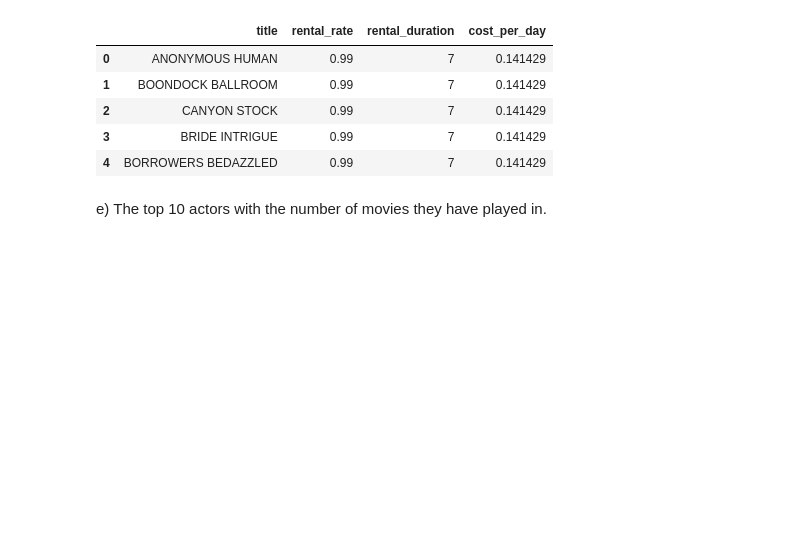
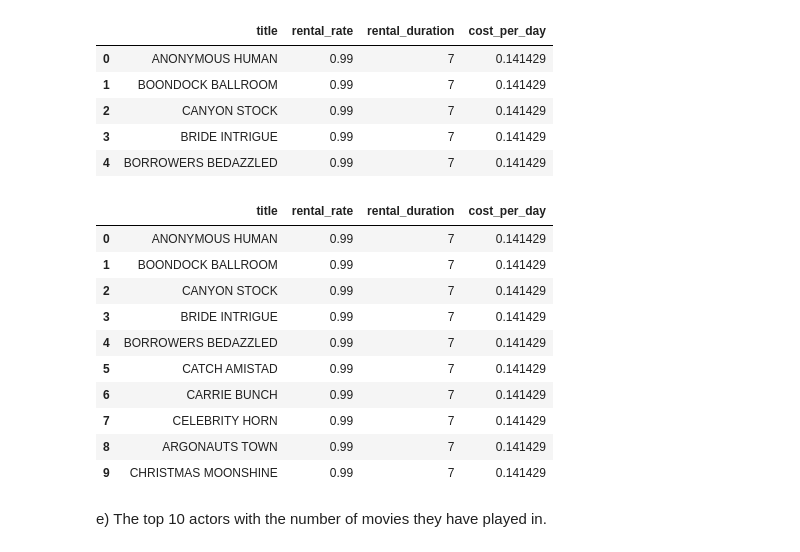
Before and after one commit to ghaliaghazal/Sql_Ghalia_Ghazal_Lab1, a Jupyter notebook: data_analys.ipynb, the cells around one changed output. Cells and saved outputs as stored; diff of their text form; code cells hidden in the pictures; blank space fills up the shorter version.

```diff
--- a/data_analys.ipynb
+++ b/data_analys.ipynb
@@ -161,6 +148,28 @@ most_expensive_rentals.head()
 | 2 | CANYON STOCK | 0.99 | 7 | 0.141429 |
 | 3 | BRIDE INTRIGUE | 0.99 | 7 | 0.141429 |
 | 4 | BORROWERS BEDAZZLED | 0.99 | 7 | 0.141429 |
+# %%
+duckdb.sql("""
+    SELECT title,
+            rental_rate,
+            rental_duration,
+            (rental_rate / rental_duration) AS cost_per_day
+    FROM film
+    ORDER BY cost_per_day ASC
+    LIMIT 10
+""").df()
+# %% [output]
+|  | title | rental_rate | rental_duration | cost_per_day |
+| 0 | ANONYMOUS HUMAN | 0.99 | 7 | 0.141429 |
+| 1 | BOONDOCK BALLROOM | 0.99 | 7 | 0.141429 |
+| 2 | CANYON STOCK | 0.99 | 7 | 0.141429 |
+| 3 | BRIDE INTRIGUE | 0.99 | 7 | 0.141429 |
+| 4 | BORROWERS BEDAZZLED | 0.99 | 7 | 0.141429 |
+| 5 | CATCH AMISTAD | 0.99 | 7 | 0.141429 |
+| 6 | CARRIE BUNCH | 0.99 | 7 | 0.141429 |
+| 7 | CELEBRITY HORN | 0.99 | 7 | 0.141429 |
+| 8 | ARGONAUTS TOWN | 0.99 | 7 | 0.141429 |
+| 9 | CHRISTMAS MOONSHINE | 0.99 | 7 | 0.141429 |
 # %% [markdown]
 e) The top 10 actors with the number of movies they have
 played in.
```
Also changed, not shown: parts of 3 cells of this notebook.
